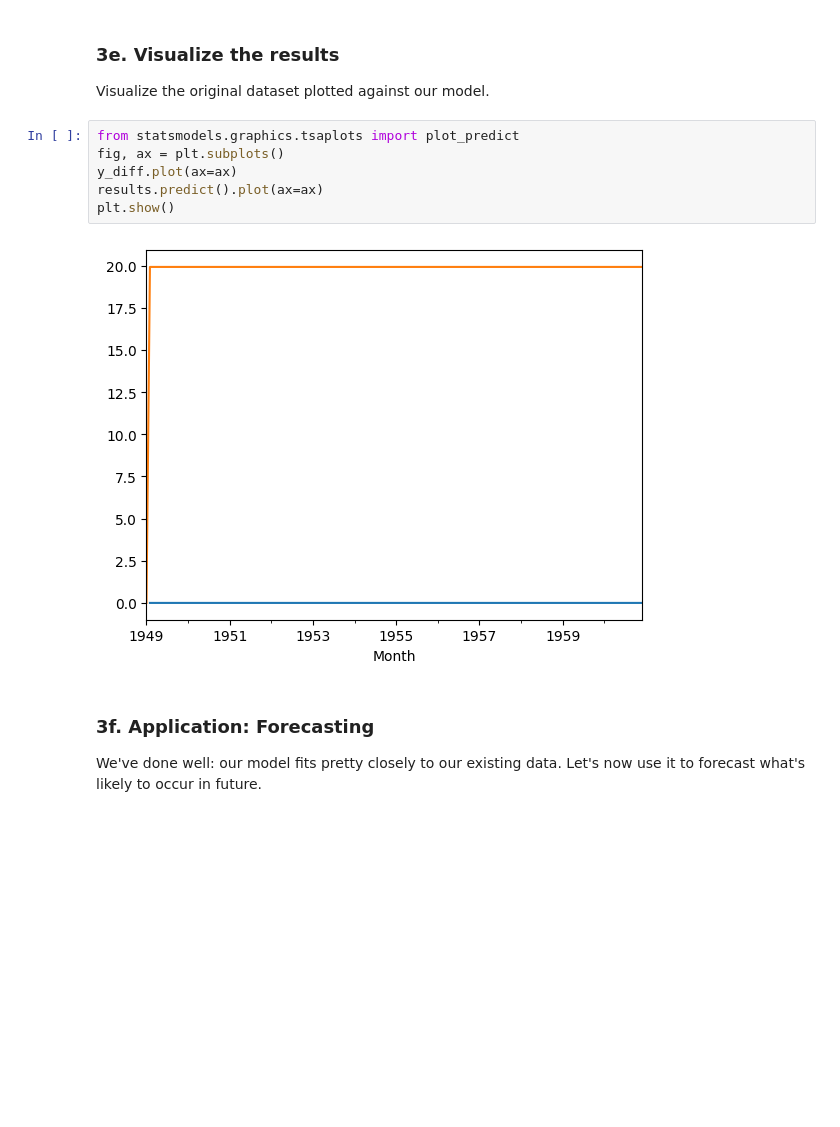
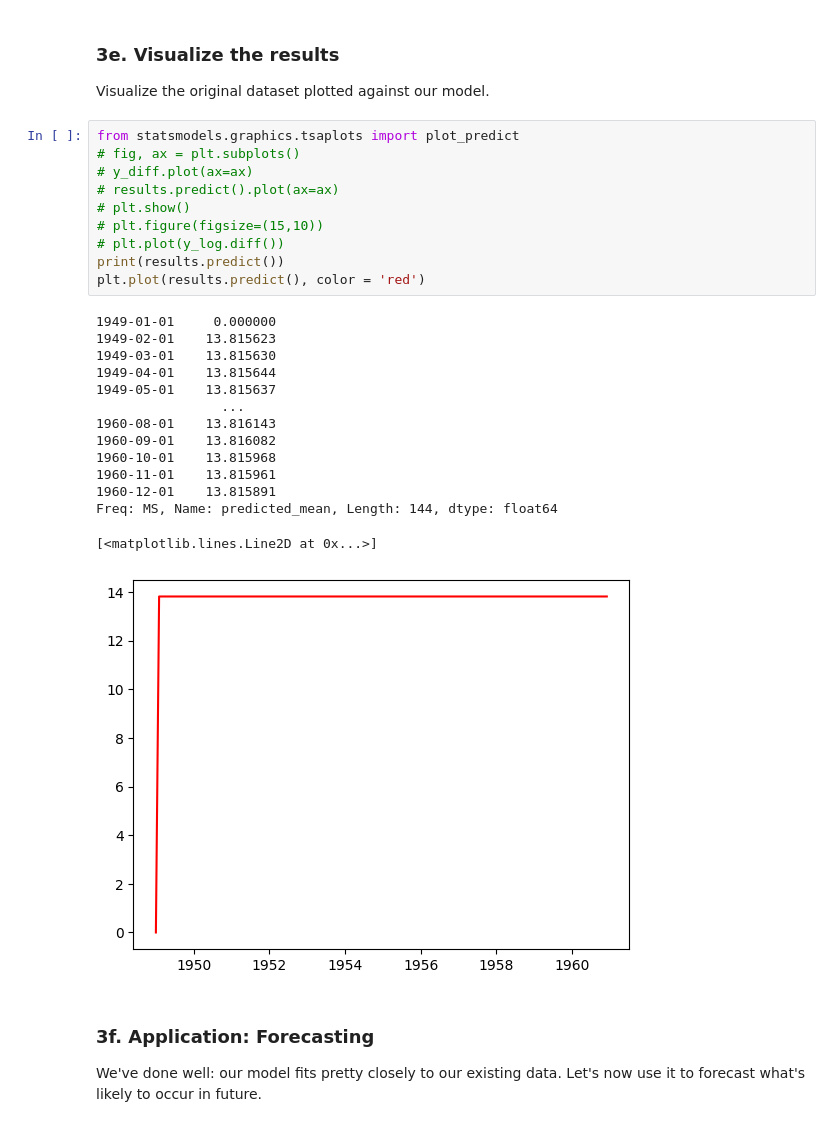
Before and after one commit to Gardenialover/dsc, a Jupyter notebook: unit 32.1 cowboy/Cowboys&CigrettesCaseStudy/Cowboy Cigarettes Case Study - Tier 3.ipynb, the cells around one changed output. Saved outputs shown, nothing was run; the diff lists cells and outputs as text; blank space fills up the shorter version.

```diff
--- a/unit 32.1 cowboy/Cowboys&CigrettesCaseStudy/Cowboy Cigarettes Case Study - Tier 3.ipynb
+++ b/unit 32.1 cowboy/Cowboys&CigrettesCaseStudy/Cowboy Cigarettes Case Study - Tier 3.ipynb
@@ -379,12 +411,29 @@ Warnings:
 Visualize the original dataset plotted against our model.
 # %%
 from statsmodels.graphics.tsaplots import plot_predict
-fig, ax = plt.subplots()
-y_diff.plot(ax=ax)
-results.predict().plot(ax=ax)
-plt.show()
+# fig, ax = plt.subplots()
+# y_diff.plot(ax=ax)
+# results.predict().plot(ax=ax)
+# plt.show()
+# plt.figure(figsize=(15,10))
+# plt.plot(y_log.diff())
+print(results.predict())
+plt.plot(results.predict(), color = 'red')
 # %% [output]
+1949-01-01     0.000000
+1949-02-01    13.815623
+1949-03-01    13.815630
+1949-04-01    13.815644
+1949-05-01    13.815637
+                ...
+1960-08-01    13.816143
+1960-09-01    13.816082
+1960-10-01    13.815968
+1960-11-01    13.815961
+1960-12-01    13.815891
+Freq: MS, Name: predicted_mean, Length: 144, dtype: float64
+[<matplotlib.lines.Line2D at 0x...>]
-[figure, old version]
+[figure, new version]
 # %% [markdown]
 ### 3f. Application: Forecasting
 
```
Also changed, not shown: parts of 8 cells of this notebook.
